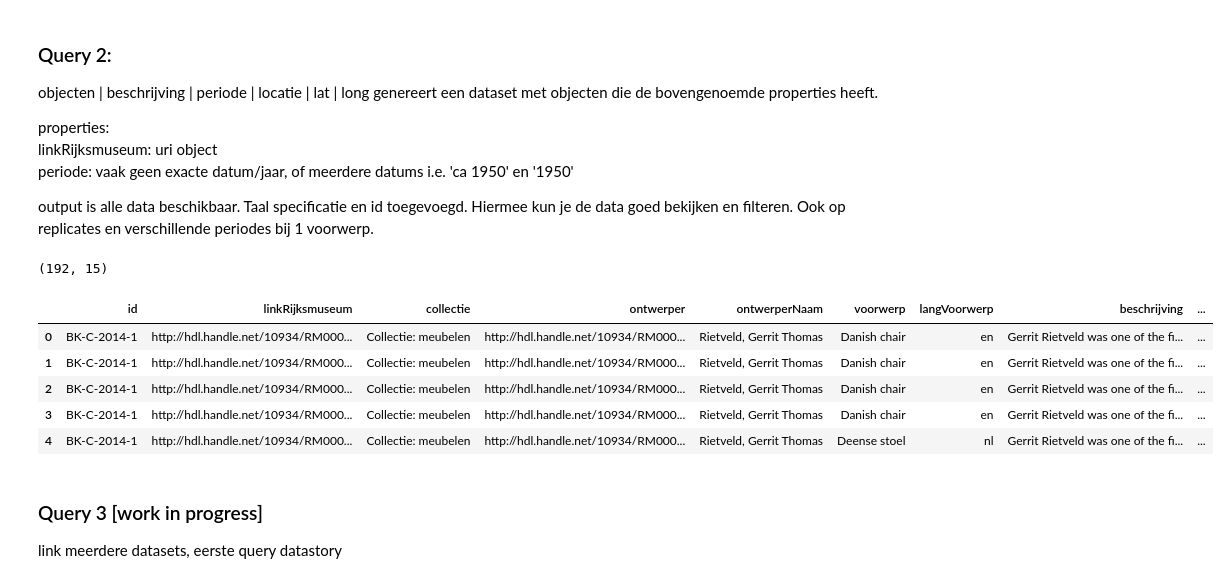
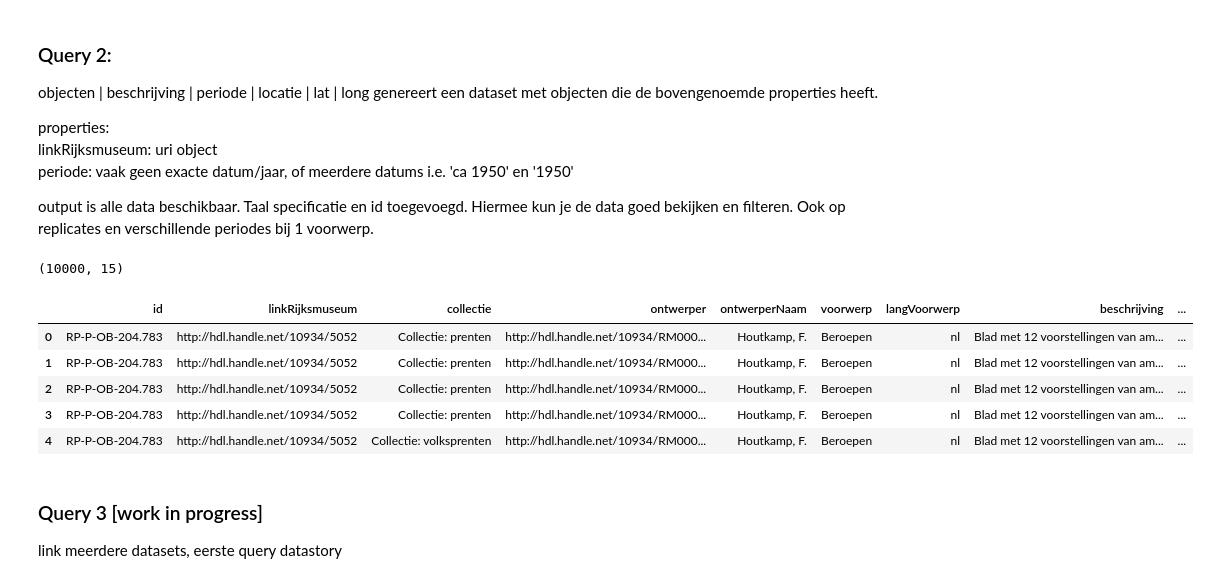
Before and after one commit to cultureelerfgoed/geheugen_van_nederland, a Jupyter notebook: collectie_rietveld.ipynb, the cells around one changed output. Saved outputs shown, nothing was run; the diff lists cells and outputs as text; code cells hidden in the pictures.

```diff
--- a/collectie_rietveld.ipynb
+++ b/collectie_rietveld.ipynb
@@ -194,40 +194,40 @@ PREFIX dc: <http://purl.org/dc/elements/1.1/>
 
 SELECT ?id ?linkRijksmuseum ?collectie ?ontwerper ?ontwerperNaam
 ?voorwerp (LANG(?voorwerp) AS ?langVoorwerp)
 ?beschrijving (LANG(?beschrijving) AS ?langBeschrijving)
 ?locatie (LANG(?locatie) AS ?langLocatie)
 ?lat ?long
 ?periode (LANG(?periode) AS ?langPeriode)
 
 WHERE {
   ?linkRijksmuseum dc:creator ?ontwerper ;
                    dc:title ?voorwerp ;
                    dc:identifier ?id ;
                    dct:isPartOf ?collectie ;
                    dct:spatial ?spat .
   OPTIONAL{?linkRijksmuseum dc:description ?beschrijving .}
   ?spat skos:prefLabel ?locatie ;  #check beschrijving
         wgs84:lat ?lat ;
         wgs84:long ?long.
   ?ontwerper skos:prefLabel ?ontwerperNaam .
 
   OPTIONAL{?linkRijksmuseum dct:created ?periode .}
 
-  FILTER(?ontwerperNaam = "Rietveld, Gerrit Thomas"@nl)
+ # FILTER(REGEX(?ontwerpernaam, "Rietveld, Gerrit Thomas | Gerrit Rietveld")
 }
 """
 
 df_obj_creator = sparql_dataframe.get(api_endpoint, query_obj_creator)
 print(df_obj_creator.shape)
 df_obj_creator.head()
 # %% [output]
-(192, 15)
+(10000, 15)
 |  | id | linkRijksmuseum | collectie | ontwerper | ontwerperNaam | voorwerp | langVoorwerp | beschrijving | ... |
-| 0 | BK-C-2014-1 | http://hdl.handle.net/10934/RM000... | Collectie: meubelen | http://hdl.handle.net/10934/RM000... | Rietveld, Gerrit Thomas | Danish chair | en | Gerrit Rietveld was one of the fi... | ... |
-| 1 | BK-C-2014-1 | http://hdl.handle.net/10934/RM000... | Collectie: meubelen | http://hdl.handle.net/10934/RM000... | Rietveld, Gerrit Thomas | Danish chair | en | Gerrit Rietveld was one of the fi... | ... |
-| 2 | BK-C-2014-1 | http://hdl.handle.net/10934/RM000... | Collectie: meubelen | http://hdl.handle.net/10934/RM000... | Rietveld, Gerrit Thomas | Danish chair | en | Gerrit Rietveld was one of the fi... | ... |
-| 3 | BK-C-2014-1 | http://hdl.handle.net/10934/RM000... | Collectie: meubelen | http://hdl.handle.net/10934/RM000... | Rietveld, Gerrit Thomas | Danish chair | en | Gerrit Rietveld was one of the fi... | ... |
-| 4 | BK-C-2014-1 | http://hdl.handle.net/10934/RM000... | Collectie: meubelen | http://hdl.handle.net/10934/RM000... | Rietveld, Gerrit Thomas | Deense stoel | nl | Gerrit Rietveld was one of the fi... | ... |
+| 0 | RP-P-OB-204.783 | http://hdl.handle.net/10934/5052 | Collectie: prenten | http://hdl.handle.net/10934/RM000... | Houtkamp, F. | Beroepen | nl | Blad met 12 voorstellingen van am... | ... |
+| 1 | RP-P-OB-204.783 | http://hdl.handle.net/10934/5052 | Collectie: prenten | http://hdl.handle.net/10934/RM000... | Houtkamp, F. | Beroepen | nl | Blad met 12 voorstellingen van am... | ... |
+| 2 | RP-P-OB-204.783 | http://hdl.handle.net/10934/5052 | Collectie: prenten | http://hdl.handle.net/10934/RM000... | Houtkamp, F. | Beroepen | nl | Blad met 12 voorstellingen van am... | ... |
+| 3 | RP-P-OB-204.783 | http://hdl.handle.net/10934/5052 | Collectie: prenten | http://hdl.handle.net/10934/RM000... | Houtkamp, F. | Beroepen | nl | Blad met 12 voorstellingen van am... | ... |
+| 4 | RP-P-OB-204.783 | http://hdl.handle.net/10934/5052 | Collectie: volksprenten | http://hdl.handle.net/10934/RM000... | Houtkamp, F. | Beroepen | nl | Blad met 12 voorstellingen van am... | ... |
 # %% [markdown]
 ### Query 3 [work in progress]
 link meerdere datasets, eerste query datastory
```
Also changed, not shown: parts of 3 cells of this notebook.
